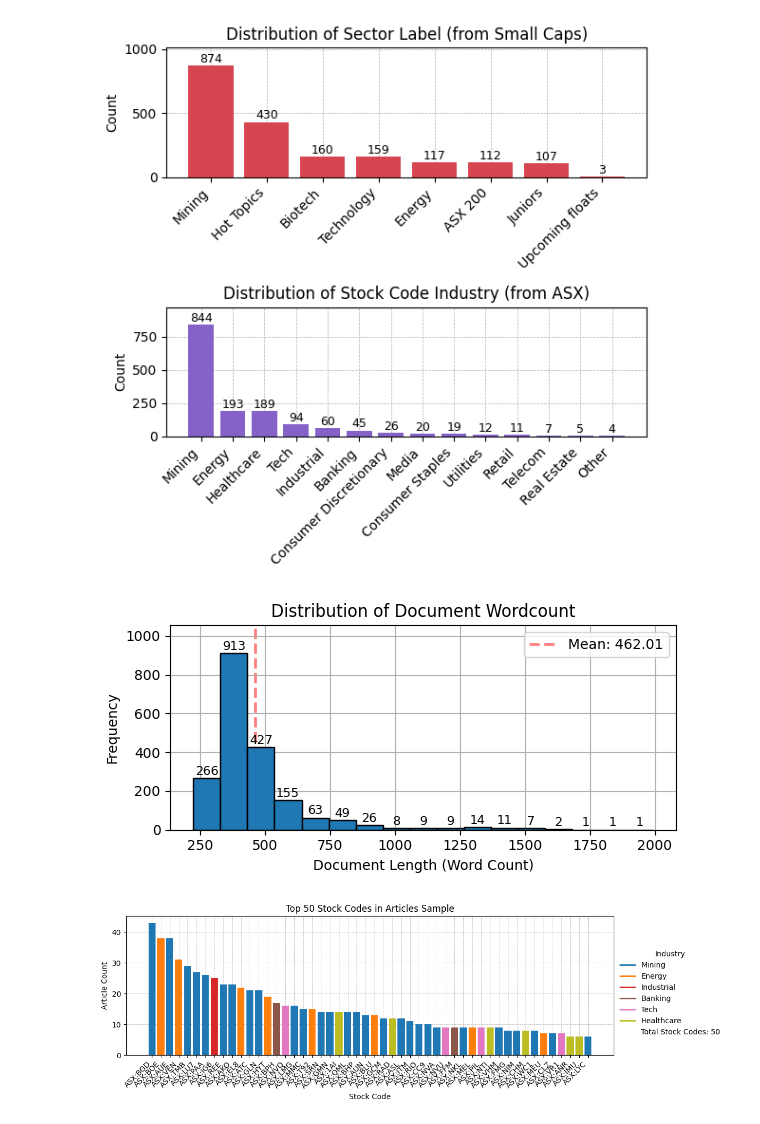
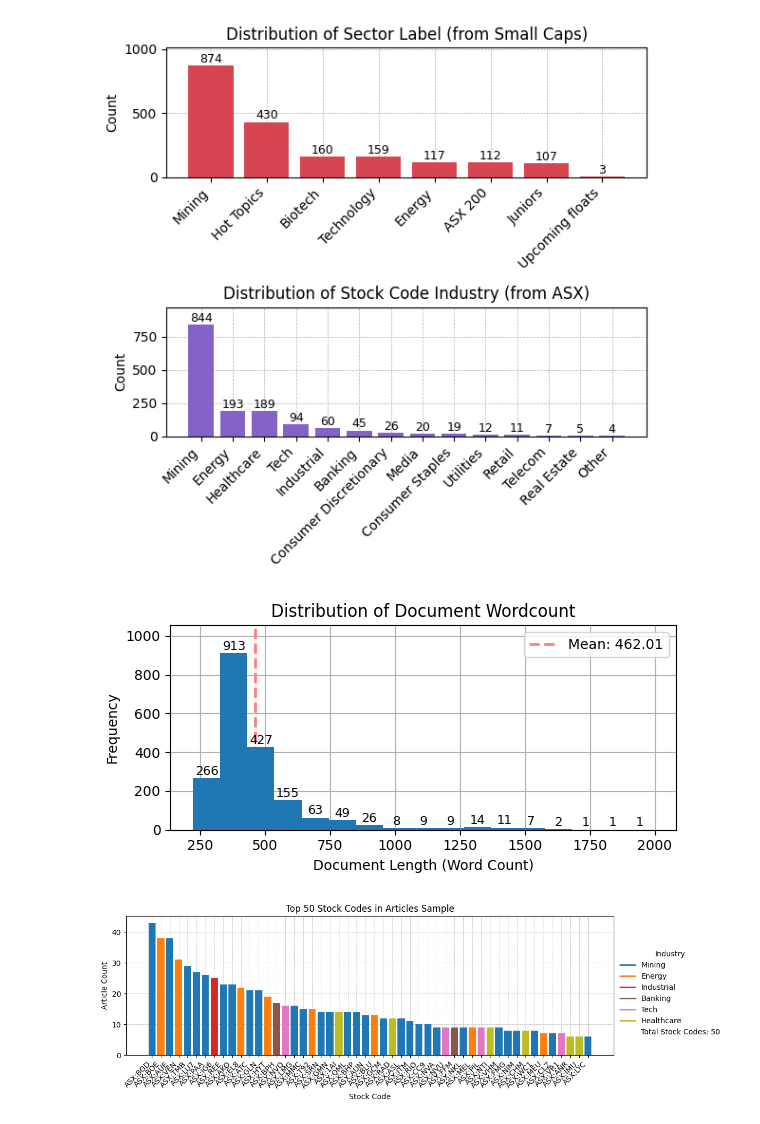
Before and after one commit to H-unter/MA3831-Assignment-2-3, a Jupyter notebook: code/scrape_article.ipynb, the cells around one changed output. Saved outputs shown, nothing was run; the diff lists cells and outputs as text; code cells hidden in the pictures.

```diff
--- a/code/scrape_article.ipynb
+++ b/code/scrape_article.ipynb
@@ -371,35 +371,35 @@ plt.show()
 bin_count = 17
 
 df['document_length'] = df['document'].apply(lambda x: len(x.split()))
 # Plot histogram with KDE
 plt.figure(figsize=(6, 3))
-plt.hist(df['document_length'], bins=bin_count, edgecolor='black', zorder=2)
+plt.hist(df['document_length'], bins=bin_count, zorder=2)
 
 # Add labels to each bar
 for patch in plt.gca().patches:
     height = patch.get_height()
     if height > 0:  # Only label bars with a height greater than 0
         plt.text(patch.get_x() + patch.get_width() / 2, height + 0.5, f'{int(height)}', ha='center', va='bottom', fontsize=9)
 
 # Add vertical mean line
 mean_length = df['document_length'].mean()
 plt.axvline(mean_length, color='r', linestyle='dashed', linewidth=2, label=f'Mean: {mean_length:.2f}', zorder=0, alpha=0.5)
 # multiply the y scale by 1.1 to make room for the mean line label
 plt.ylim(0, plt.gca().get_ylim()[1] * 1.1)
 # Customize plot
 plt.title('Distribution of Document Wordcount')
 plt.xlabel('Document Length (Word Count)')
 plt.ylabel('Frequency')
 plt.legend()
 plt.grid(True, zorder=0)
 
 # export to ../report/figures/document_length_distribution.pdf
 plt.tight_layout()
 plt.savefig('../report/figures/document_length_distribution.pdf', format='pdf', bbox_inches='tight')
 
 plt.show()
 # %% [output]
-[figure, old version]
+[figure, new version]
 # %%
 # Flatten the list of stock codes
 stock_codes = df.loc[df['stock_codes'].apply(len) > 0, 'stock_codes'].explode()
```
Also changed, not shown: 23 other files.
